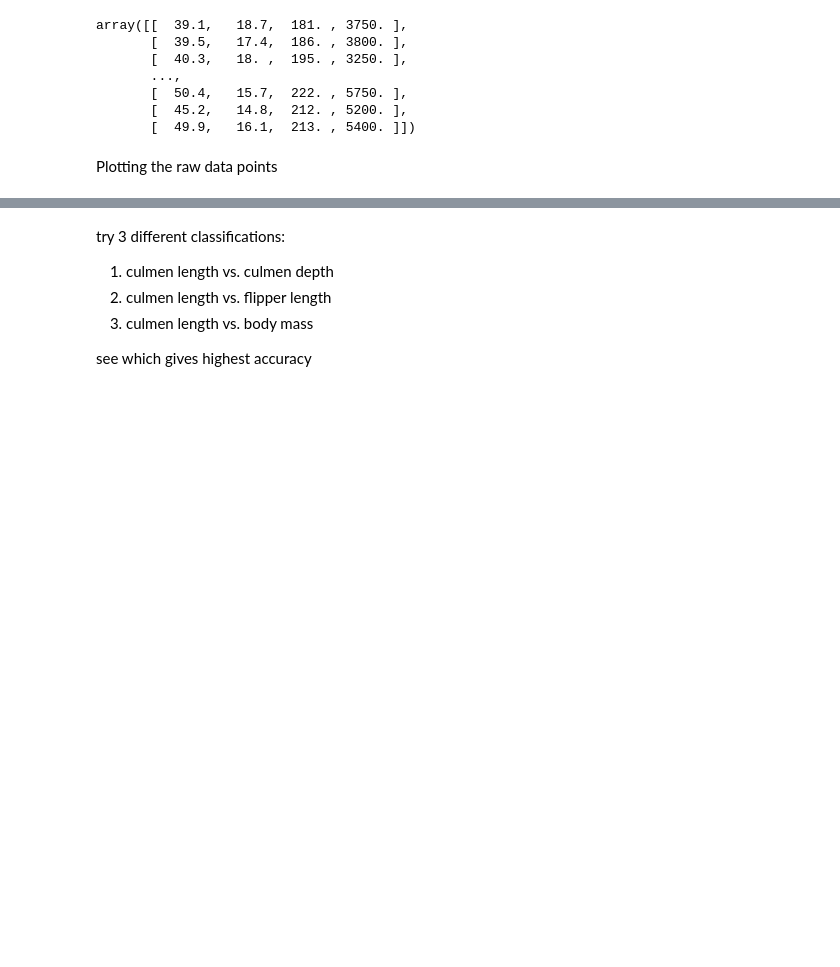
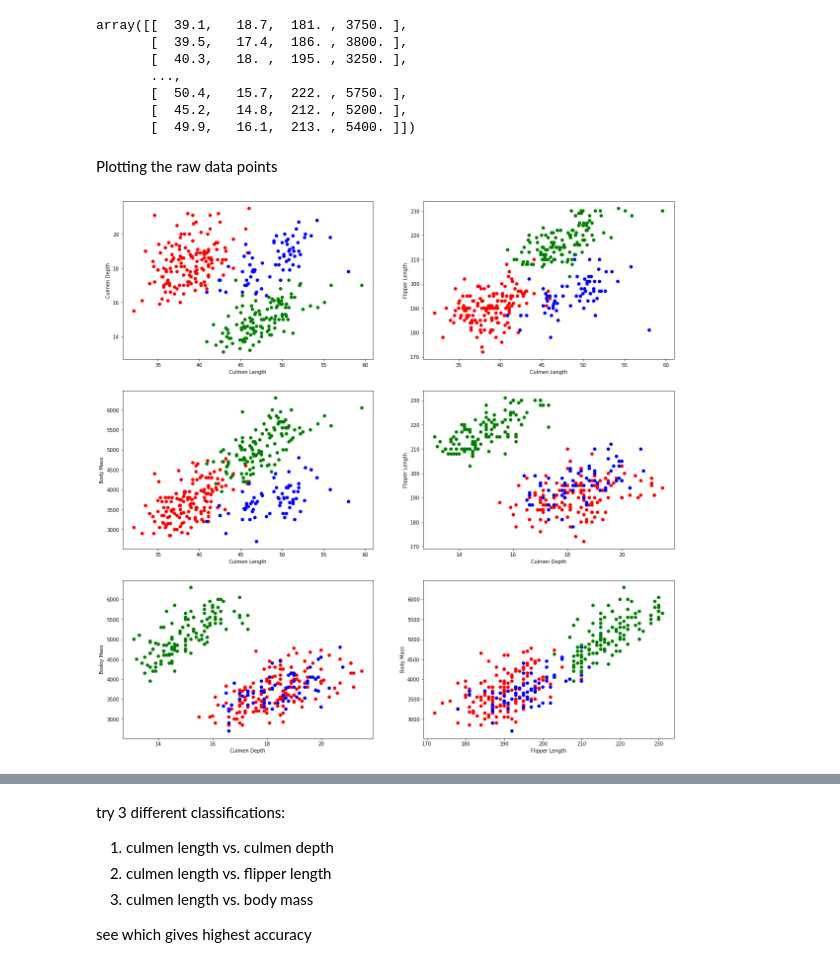
Before and after one commit to jandronowitz/thesis, a Jupyter notebook: Code/penguins.ipynb, the cells around one changed output, grey strips where cells are left out. Saved outputs shown, nothing was run; the diff lists cells and outputs as text; code cells hidden in the pictures; blank space fills up the shorter version.

Commit message:
adding comparison plot gird

```diff
--- a/Code/penguins.ipynb
+++ b/Code/penguins.ipynb
@@ -152,4 +152,37 @@ array([[  39.1,   18.7,  181. , 3750. ],
        [  49.9,   16.1,  213. , 5400. ]])
 # %% [markdown]
 Plotting the raw data points
+# %%
+fig, axs = plt.subplots(3,2, figsize=(20, 20))
+
+axs[0,0].scatter(x=data[:,0],y=data[:,1],color=penguin_colors)
+axs[0,0].set_xlabel("Culmen Length")
+axs[0,0].set_ylabel("Culmen Depth")
+
+axs[0,1].scatter(x=data[:,0],y=data[:,2],color=penguin_colors)
+axs[0,1].set_xlabel("Culmen Length")
+axs[0,1].set_ylabel("Flipper Length")
+
+axs[1,0].scatter(x=data[:,0],y=data[:,3],color=penguin_colors)
+axs[1,0].set_xlabel("Culmen Length")
+axs[1,0].set_ylabel("Body Mass")
+
+axs[1,1].scatter(x=data[:,1],y=data[:,2],color=penguin_colors)
+axs[1,1].set_xlabel("Culmen Depth")
+axs[1,1].set_ylabel("Flipper Length")
+
+axs[2,0].scatter(x=data[:,1],y=data[:,3],color=penguin_colors)
+axs[2,0].set_xlabel("Culmen Depth")
+axs[2,0].set_ylabel("Bodoy Mass")
+
+axs[2,1].scatter(x=data[:,2],y=data[:,3],color=penguin_colors)
+axs[2,1].set_xlabel("Flipper Length")
+axs[2,1].set_ylabel("Body Mass")
+
+# saving plot
+# plt.savefig('/Users/juliaandronowitz/Desktop/thesis/thesis/Figures/penguins/penguins_raw_data_plots.png')
+
+plt.show()
+# %% [output]
+[figure, added]
 # %%
```
Also changed, not shown: parts of 14 cells of this notebook, 4 other files.
